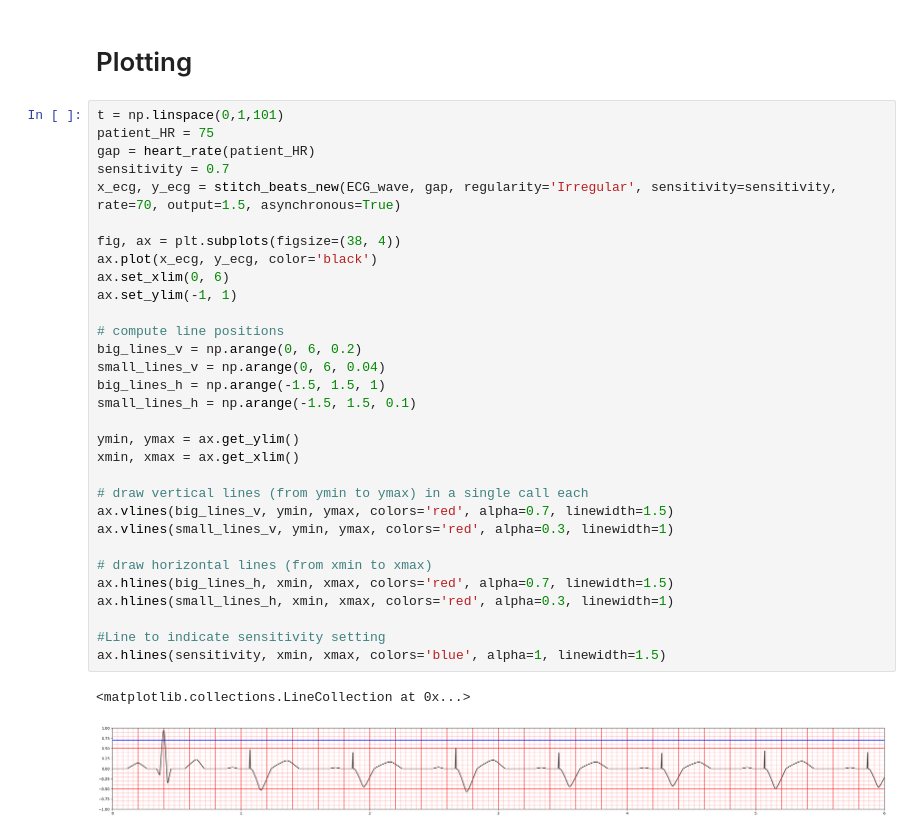
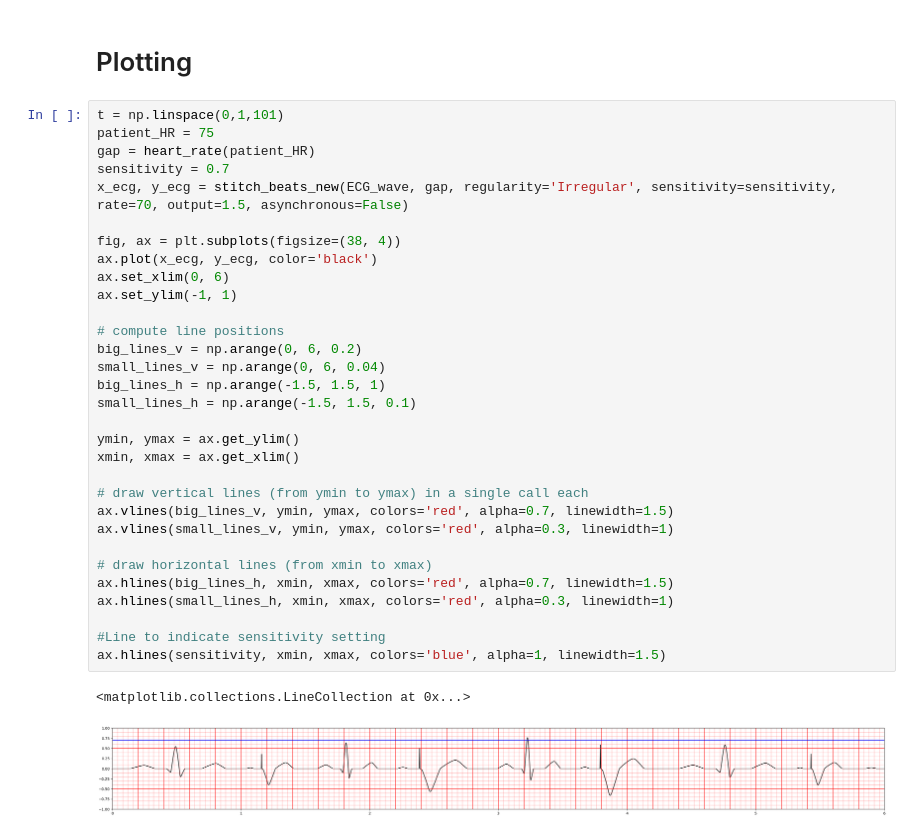
Before and after one commit to joonhaim/edupace, a Jupyter notebook: simulator-interface/ECG waveform/ECG simulation - more organised version.ipynb, the cells around one changed output. Saved outputs shown, nothing was run; the diff lists cells and outputs as text.

```diff
--- a/simulator-interface/ECG waveform/ECG simulation - more organised version.ipynb
+++ b/simulator-interface/ECG waveform/ECG simulation - more organised version.ipynb
@@ -234,32 +234,32 @@ t = np.linspace(0,1,101)
 patient_HR = 75
 gap = heart_rate(patient_HR)
 sensitivity = 0.7
-x_ecg, y_ecg = stitch_beats_new(ECG_wave, gap, regularity='Irregular', sensitivity=sensitivity, rate=70, output=1.5, asynchronous=True)
+x_ecg, y_ecg = stitch_beats_new(ECG_wave, gap, regularity='Irregular', sensitivity=sensitivity, rate=70, output=1.5, asynchronous=False)
 
 fig, ax = plt.subplots(figsize=(38, 4))
 ax.plot(x_ecg, y_ecg, color='black')
 ax.set_xlim(0, 6)
 ax.set_ylim(-1, 1)
 
 # compute line positions
 big_lines_v = np.arange(0, 6, 0.2)
 small_lines_v = np.arange(0, 6, 0.04)
 big_lines_h = np.arange(-1.5, 1.5, 1)
 small_lines_h = np.arange(-1.5, 1.5, 0.1)
 
 ymin, ymax = ax.get_ylim()
 xmin, xmax = ax.get_xlim()
 
 # draw vertical lines (from ymin to ymax) in a single call each
 ax.vlines(big_lines_v, ymin, ymax, colors='red', alpha=0.7, linewidth=1.5)
 ax.vlines(small_lines_v, ymin, ymax, colors='red', alpha=0.3, linewidth=1)
 
 # draw horizontal lines (from xmin to xmax)
 ax.hlines(big_lines_h, xmin, xmax, colors='red', alpha=0.7, linewidth=1.5)
 ax.hlines(small_lines_h, xmin, xmax, colors='red', alpha=0.3, linewidth=1)
 
 #Line to indicate sensitivity setting
 ax.hlines(sensitivity, xmin, xmax, colors='blue', alpha=1, linewidth=1.5)
 # %% [output]
 <matplotlib.collections.LineCollection at 0x...>
-[figure, old version]
+[figure, new version]
```
